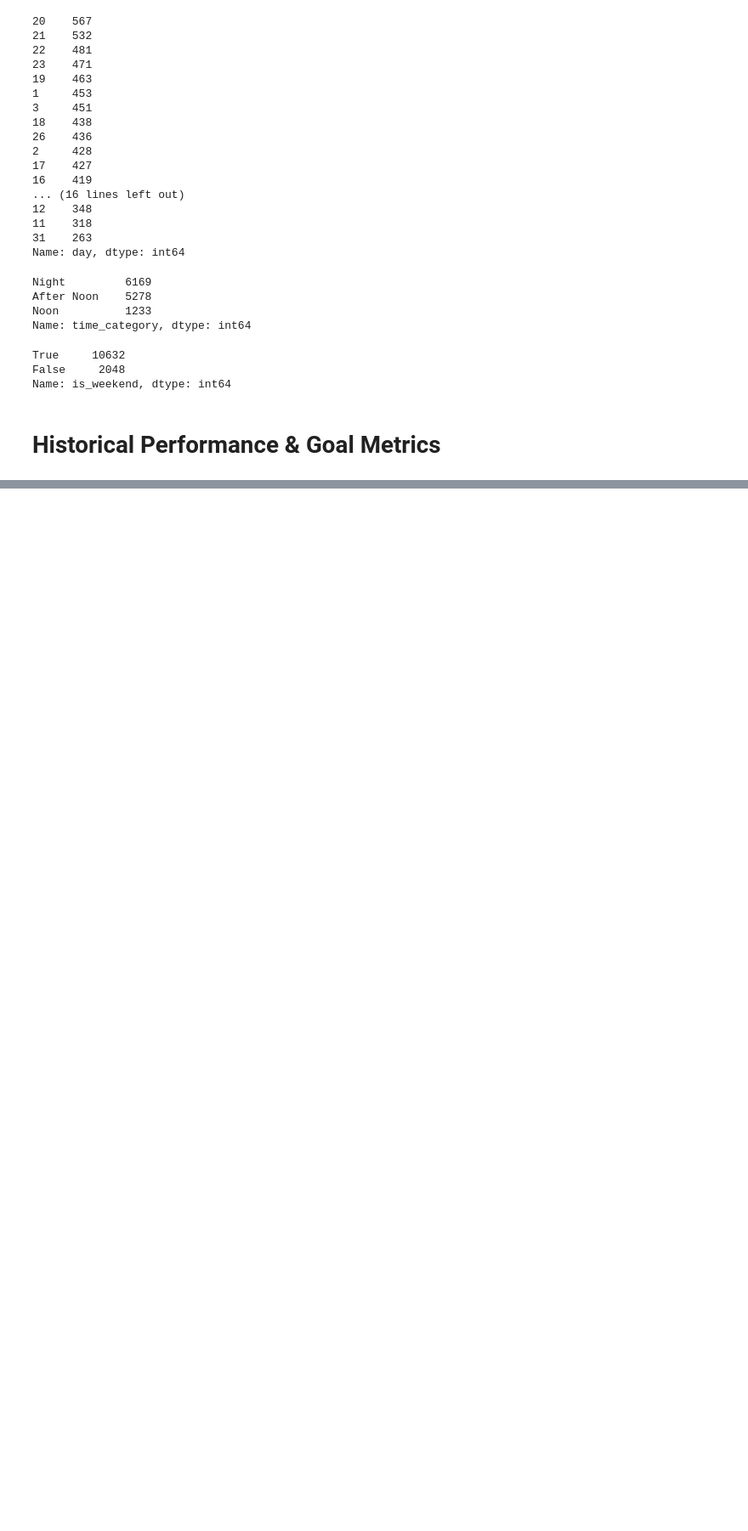
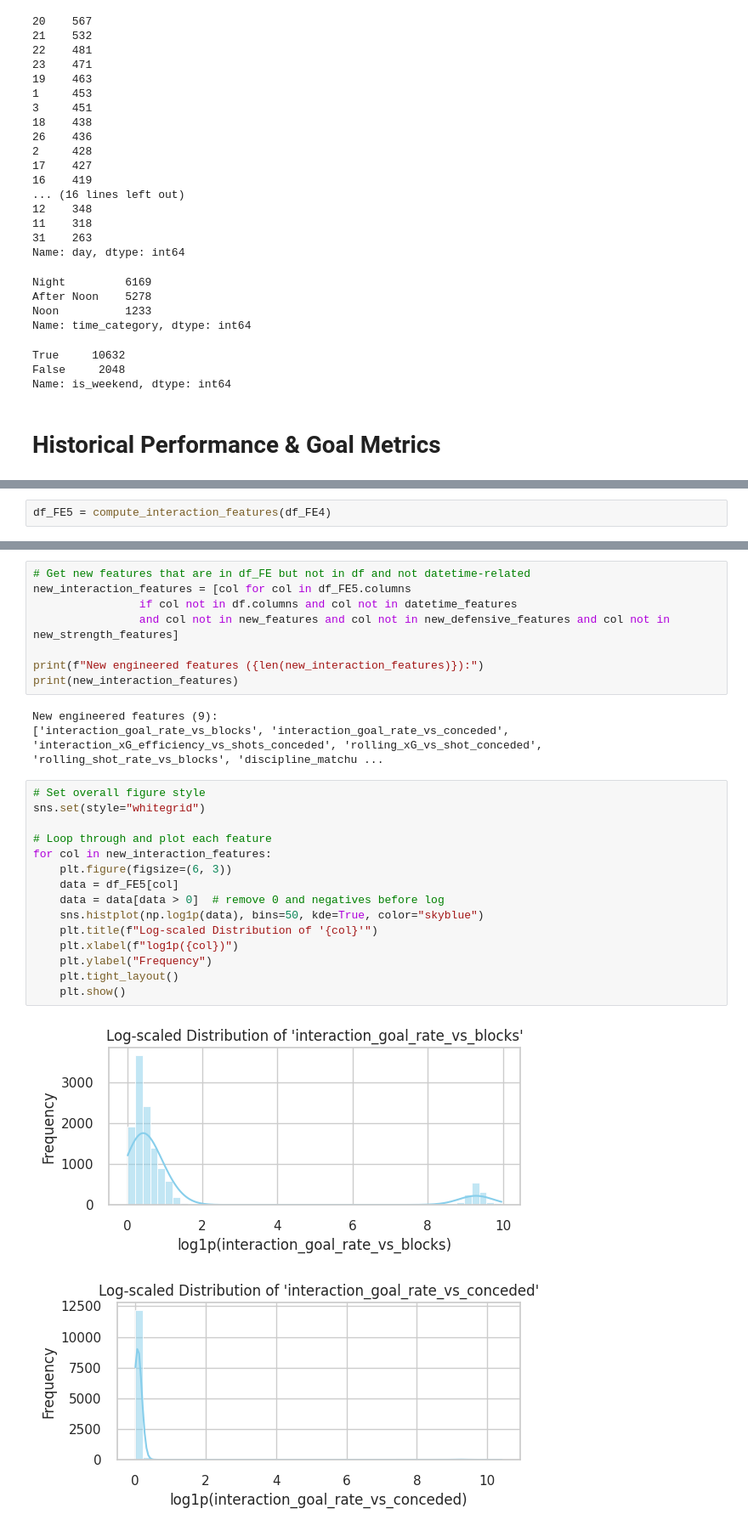
Before and after one commit to Rom5Leo/ML-Project-Football-DataBase, a Jupyter notebook: notebooks/Feature Engineering - Football Database.ipynb, the cells around one changed output, grey strips where cells are left out. Shown at 85% size. Saved outputs shown, nothing was run; the diff lists cells and outputs as text; blank space fills up the shorter version.

```diff
--- a/notebooks/Feature Engineering - Football Database.ipynb
+++ b/notebooks/Feature Engineering - Football Database.ipynb
@@ -336,0 +889,2 @@ Name: is_weekend, dtype: int64
+# %%
+df_FE5 = compute_interaction_features(df_FE4)
@@ -336,0 +907,29 @@ Name: is_weekend, dtype: int64
+# %%
+# Get new features that are in df_FE but not in df and not datetime-related
+new_interaction_features = [col for col in df_FE5.columns
+                if col not in df.columns and col not in datetime_features
+                and col not in new_features and col not in new_defensive_features and col not in new_strength_features]
+
+print(f"New engineered features ({len(new_interaction_features)}):")
+print(new_interaction_features)
+# %% [output]
+New engineered features (9):
+['interaction_goal_rate_vs_blocks', 'interaction_goal_rate_vs_conceded', 'interaction_xG_efficiency_vs_shots_conceded', 'rolling_xG_vs_shot_conceded', 'rolling_shot_rate_vs_blocks', 'discipline_matchu ...
+# %%
+# Set overall figure style
+sns.set(style="whitegrid")
+
+# Loop through and plot each feature
+for col in new_interaction_features:
+    plt.figure(figsize=(6, 3))
+    data = df_FE5[col]
+    data = data[data > 0]  # remove 0 and negatives before log
+    sns.histplot(np.log1p(data), bins=50, kde=True, color="skyblue")
+    plt.title(f"Log-scaled Distribution of '{col}'")
+    plt.xlabel(f"log1p({col})")
+    plt.ylabel("Frequency")
+    plt.tight_layout()
+    plt.show()
+# %% [output]
+[figure, added]
+[figure, added]
```
Also changed, not shown: parts of 34 cells of this notebook, 2 other files.
